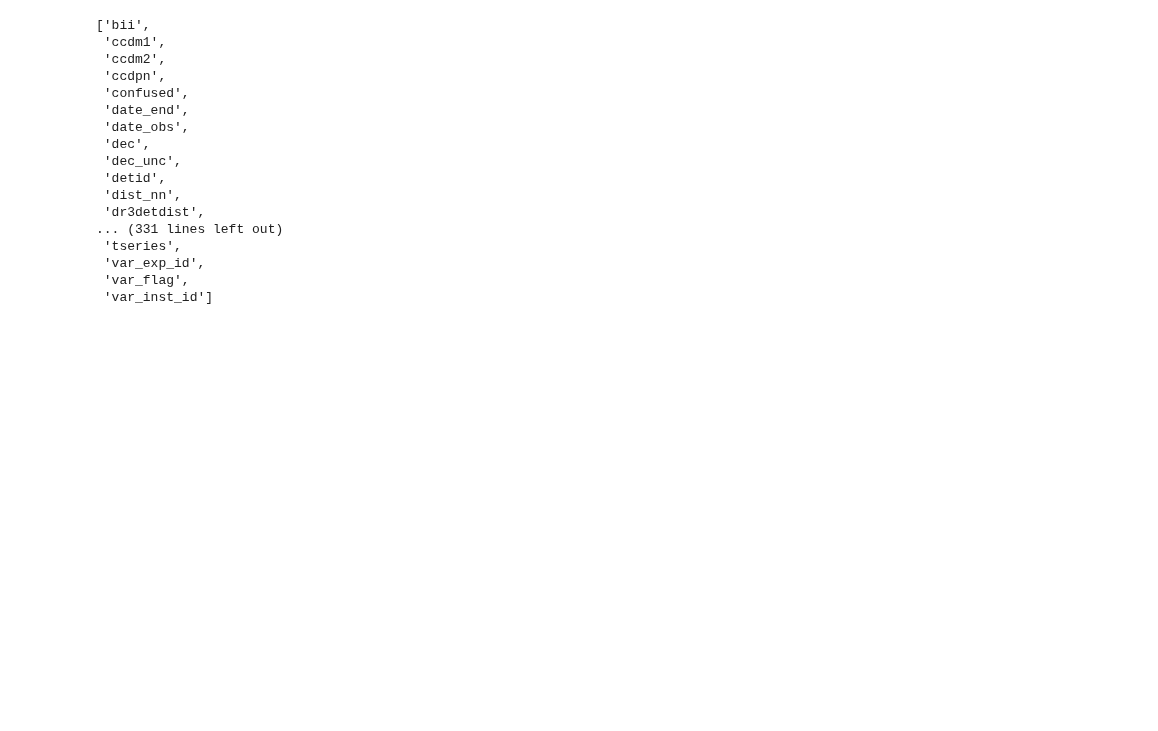
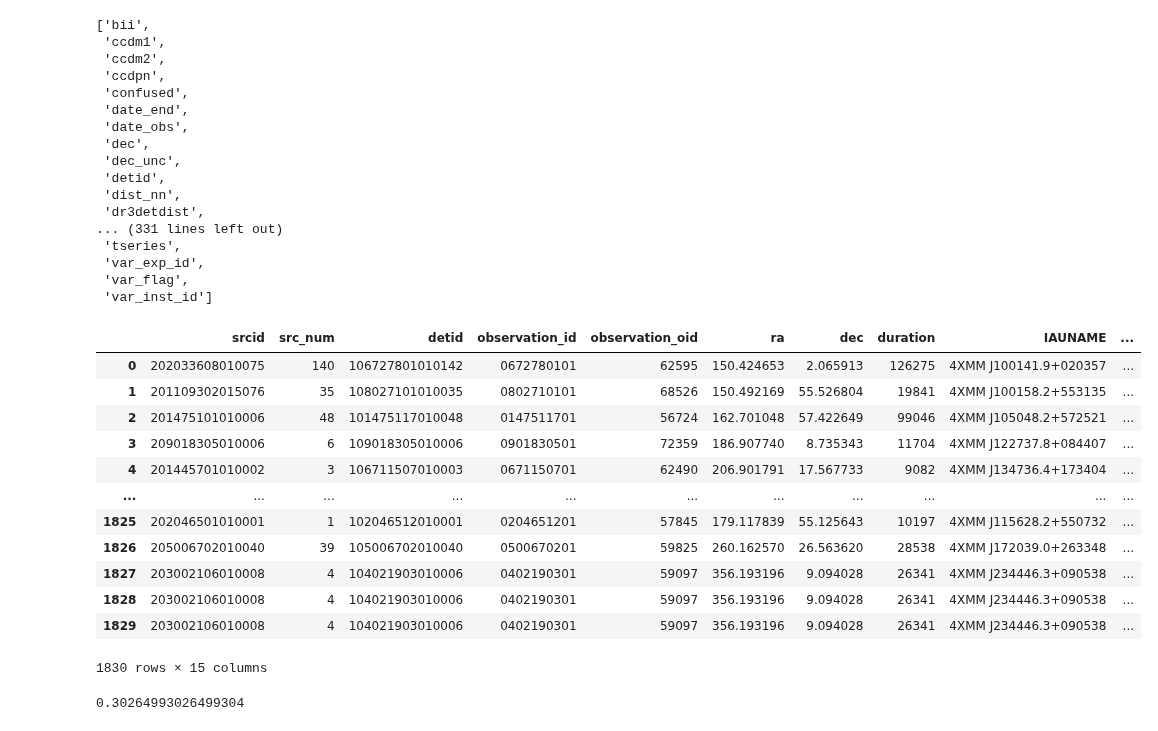
Before and after one commit to kciurleo/AGN, a Jupyter notebook: unorganized/xmm_stuff.ipynb, the cells around one changed output. Drawn from its saved outputs; the diff is of its cells as text; code cells hidden in the pictures; blank space fills up the shorter version.

```diff
--- a/unorganized/xmm_stuff.ipynb
+++ b/unorganized/xmm_stuff.ipynb
@@ -107,3 +107,25 @@ INFO: Done. [astroquery.utils.tap.core]
  'var_exp_id',
  'var_flag',
  'var_inst_id']
+# %%
+result2 = votable.parse_single_table('/Users/kciurleo/Documents/kciurleo/AGN/csvs/XMM_4arcsec_query_result.vot').to_table().to_pandas()
+# %%
+result2
+# %% [output]
+|  | srcid | src_num | detid | observation_id | observation_oid | ra | dec | duration | IAUNAME | ... |
+| 0 | 202033608010075 | 140 | 106727801010142 | 0672780101 | 62595 | 150.424653 | 2.065913 | 126275 | 4XMM J100141.9+020357 | ... |
+| 1 | 201109302015076 | 35 | 108027101010035 | 0802710101 | 68526 | 150.492169 | 55.526804 | 19841 | 4XMM J100158.2+553135 | ... |
+| 2 | 201475101010006 | 48 | 101475117010048 | 0147511701 | 56724 | 162.701048 | 57.422649 | 99046 | 4XMM J105048.2+572521 | ... |
+| 3 | 209018305010006 | 6 | 109018305010006 | 0901830501 | 72359 | 186.907740 | 8.735343 | 11704 | 4XMM J122737.8+084407 | ... |
+| 4 | 201445701010002 | 3 | 106711507010003 | 0671150701 | 62490 | 206.901791 | 17.567733 | 9082 | 4XMM J134736.4+173404 | ... |
+| ... | ... | ... | ... | ... | ... | ... | ... | ... | ... | ... |
+| 1825 | 202046501010001 | 1 | 102046512010001 | 0204651201 | 57845 | 179.117839 | 55.125643 | 10197 | 4XMM J115628.2+550732 | ... |
+| 1826 | 205006702010040 | 39 | 105006702010040 | 0500670201 | 59825 | 260.162570 | 26.563620 | 28538 | 4XMM J172039.0+263348 | ... |
+| 1827 | 203002106010008 | 4 | 104021903010006 | 0402190301 | 59097 | 356.193196 | 9.094028 | 26341 | 4XMM J234446.3+090538 | ... |
+| 1828 | 203002106010008 | 4 | 104021903010006 | 0402190301 | 59097 | 356.193196 | 9.094028 | 26341 | 4XMM J234446.3+090538 | ... |
+| 1829 | 203002106010008 | 4 | 104021903010006 | 0402190301 | 59097 | 356.193196 | 9.094028 | 26341 | 4XMM J234446.3+090538 | ... |
+1830 rows × 15 columns
+# %%
+217/717
+# %% [output]
+0.30264993026499304
```
Also changed, not shown: 23 other files.
